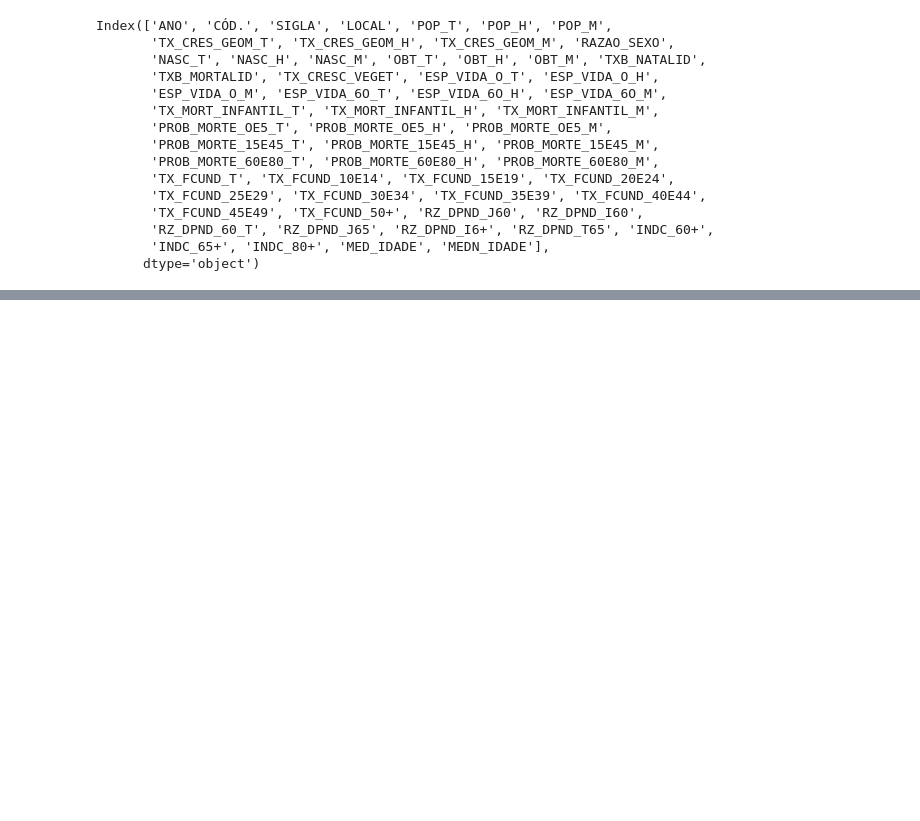
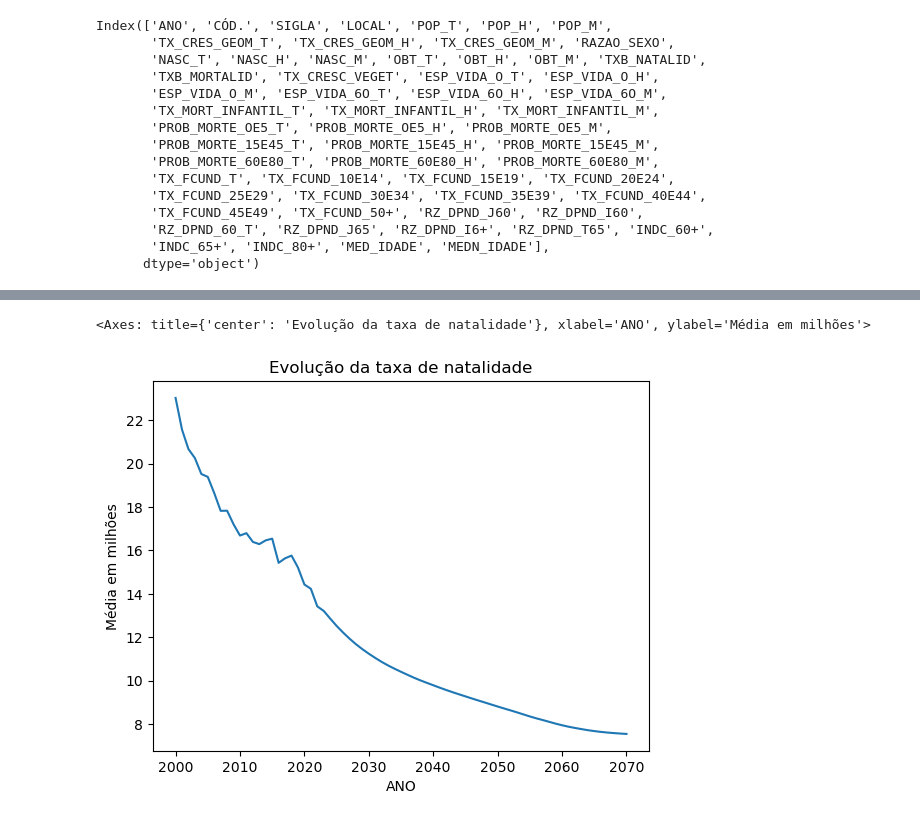
Before and after one commit to gabyxsantos/Economia, a Jupyter notebook: limpezaDF.ipynb, the cells around one changed output, grey strips where cells are left out. Cells and saved outputs as stored; diff of their text form; code cells hidden in the pictures; blank space fills up the shorter version.

```diff
--- a/limpezaDF.ipynb
+++ b/limpezaDF.ipynb
@@ -111,0 +137,3 @@ razao_dependencia = pd.concat([razao_dependencia, dados.iloc[:, 48:54]], axis=1)
+# %%
+tx_natal = dados.groupby('ANO')['TXB_NATALID'].mean()
+tx_natal
@@ -111,0 +154,5 @@ razao_dependencia = pd.concat([razao_dependencia, dados.iloc[:, 48:54]], axis=1)
+# %%
+tx_natal.plot(kind="line", ylabel='Média em milhões', title='Evolução da taxa de natalidade')
+# %% [output]
+<Axes: title={'center': 'Evolução da taxa de natalidade'}, xlabel='ANO', ylabel='Média em milhões'>
+[figure, added]
```
Also changed, not shown: parts of 24 cells of this notebook.
